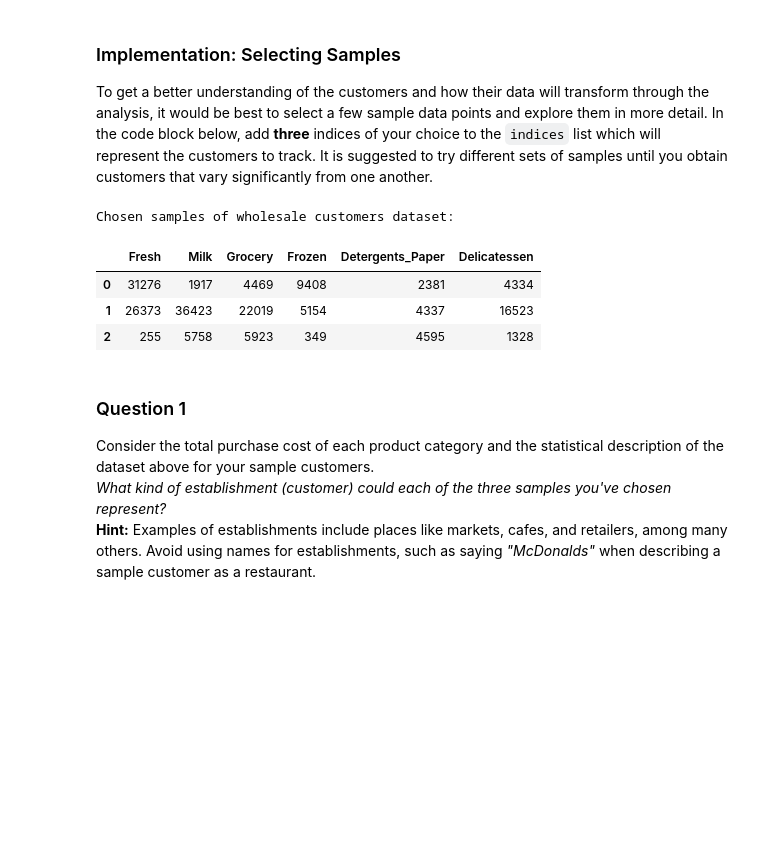
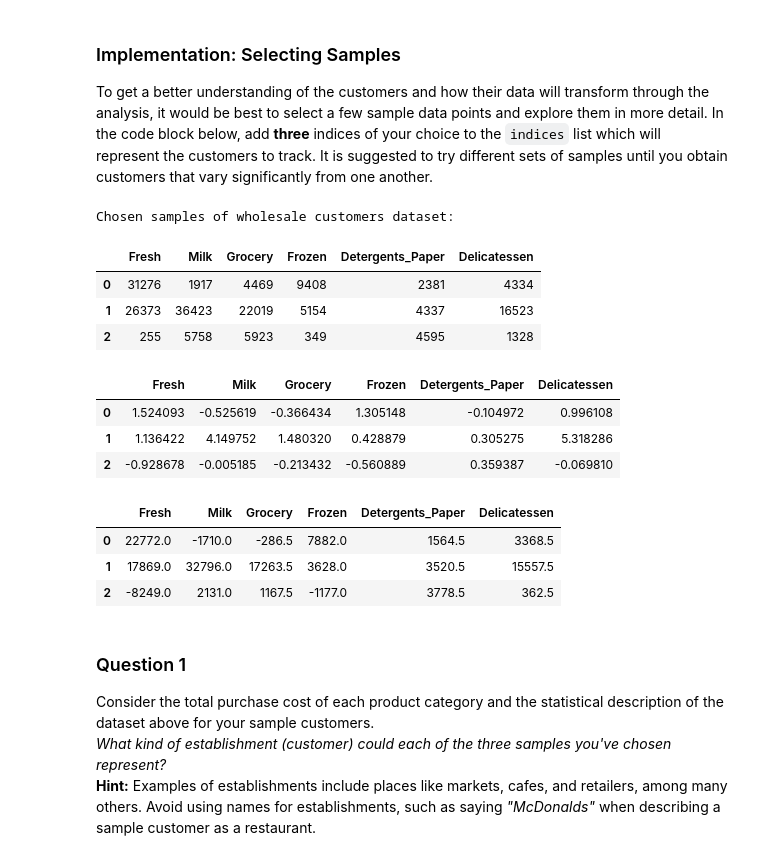
Before and after one commit to chunz-sq/Udacity-Machine-Learning-Nanodegree, a Jupyter notebook: customer_segments/customer_segments.ipynb, the cells around one changed output. Saved outputs shown, nothing was run; the diff lists cells and outputs as text; code cells hidden in the pictures; blank space fills up the shorter version.

```diff
--- a/customer_segments/customer_segments.ipynb
+++ b/customer_segments/customer_segments.ipynb
@@ -61,17 +61,28 @@ To get a better understanding of the customers and how their data will transform
 # %%
 # TODO: Select three indices of your choice you wish to sample from the dataset
 indices = [22,23,342]
 
 # Create a DataFrame of the chosen samples
 samples = pd.DataFrame(data.loc[indices], columns = data.keys()).reset_index(drop = True)
 print "Chosen samples of wholesale customers dataset:"
 display(samples)
+
+display((samples - data.mean())/data.std())
+display(samples - data.median())
 # %% [output]
 Chosen samples of wholesale customers dataset:
 |  | Fresh | Milk | Grocery | Frozen | Detergents_Paper | Delicatessen |
 | 0 | 31276 | 1917 | 4469 | 9408 | 2381 | 4334 |
 | 1 | 26373 | 36423 | 22019 | 5154 | 4337 | 16523 |
 | 2 | 255 | 5758 | 5923 | 349 | 4595 | 1328 |
+|  | Fresh | Milk | Grocery | Frozen | Detergents_Paper | Delicatessen |
+| 0 | 1.524093 | -0.525619 | -0.366434 | 1.305148 | -0.104972 | 0.996108 |
+| 1 | 1.136422 | 4.149752 | 1.480320 | 0.428879 | 0.305275 | 5.318286 |
+| 2 | -0.928678 | -0.005185 | -0.213432 | -0.560889 | 0.359387 | -0.069810 |
+|  | Fresh | Milk | Grocery | Frozen | Detergents_Paper | Delicatessen |
+| 0 | 22772.0 | -1710.0 | -286.5 | 7882.0 | 1564.5 | 3368.5 |
+| 1 | 17869.0 | 32796.0 | 17263.5 | 3628.0 | 3520.5 | 15557.5 |
+| 2 | -8249.0 | 2131.0 | 1167.5 | -1177.0 | 3778.5 | 362.5 |
 # %% [markdown]
 ### Question 1
 Consider the total purchase cost of each product category and the statistical description of the dataset above for your sample customers.
```
Also changed, not shown: parts of 10 cells of this notebook.
